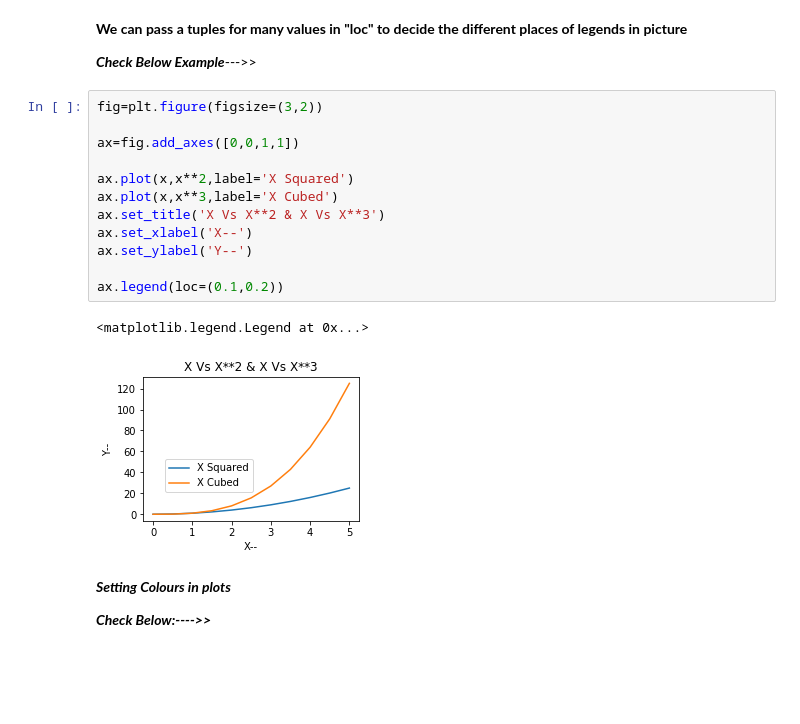
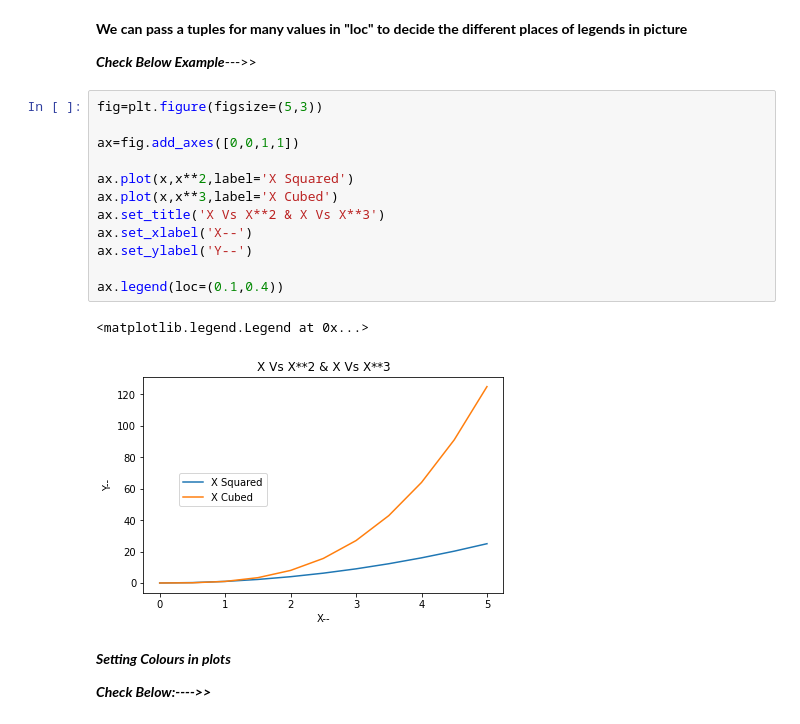
Before and after one commit to pathakch/Data-Science_udemy, a Jupyter notebook: Python_DataScience/Visualization with MatplotLib/Intro,Part-1 & Part-2.ipynb, the cells around one changed output. Drawn from its saved outputs; the diff is of its cells as text; blank space fills up the shorter version.

```diff
--- a/Python_DataScience/Visualization with MatplotLib/Intro,Part-1 & Part-2.ipynb
+++ b/Python_DataScience/Visualization with MatplotLib/Intro,Part-1 & Part-2.ipynb
@@ -319,20 +360,20 @@ ax.legend(loc=0)
 
 ***Check Below Example***--->>
 # %%
-fig=plt.figure(figsize=(3,2))
+fig=plt.figure(figsize=(5,3))
 
 ax=fig.add_axes([0,0,1,1])
 
 ax.plot(x,x**2,label='X Squared')
 ax.plot(x,x**3,label='X Cubed')
 ax.set_title('X Vs X**2 & X Vs X**3')
 ax.set_xlabel('X--')
 ax.set_ylabel('Y--')
 
-ax.legend(loc=(0.1,0.2))
+ax.legend(loc=(0.1,0.4))
 # %% [output]
 <matplotlib.legend.Legend at 0x...>
-[figure, old version]
+[figure, new version]
 # %% [markdown]
 ***Setting Colours in plots***
 
```
Also changed, not shown: parts of 13 cells of this notebook, 21 other files.
